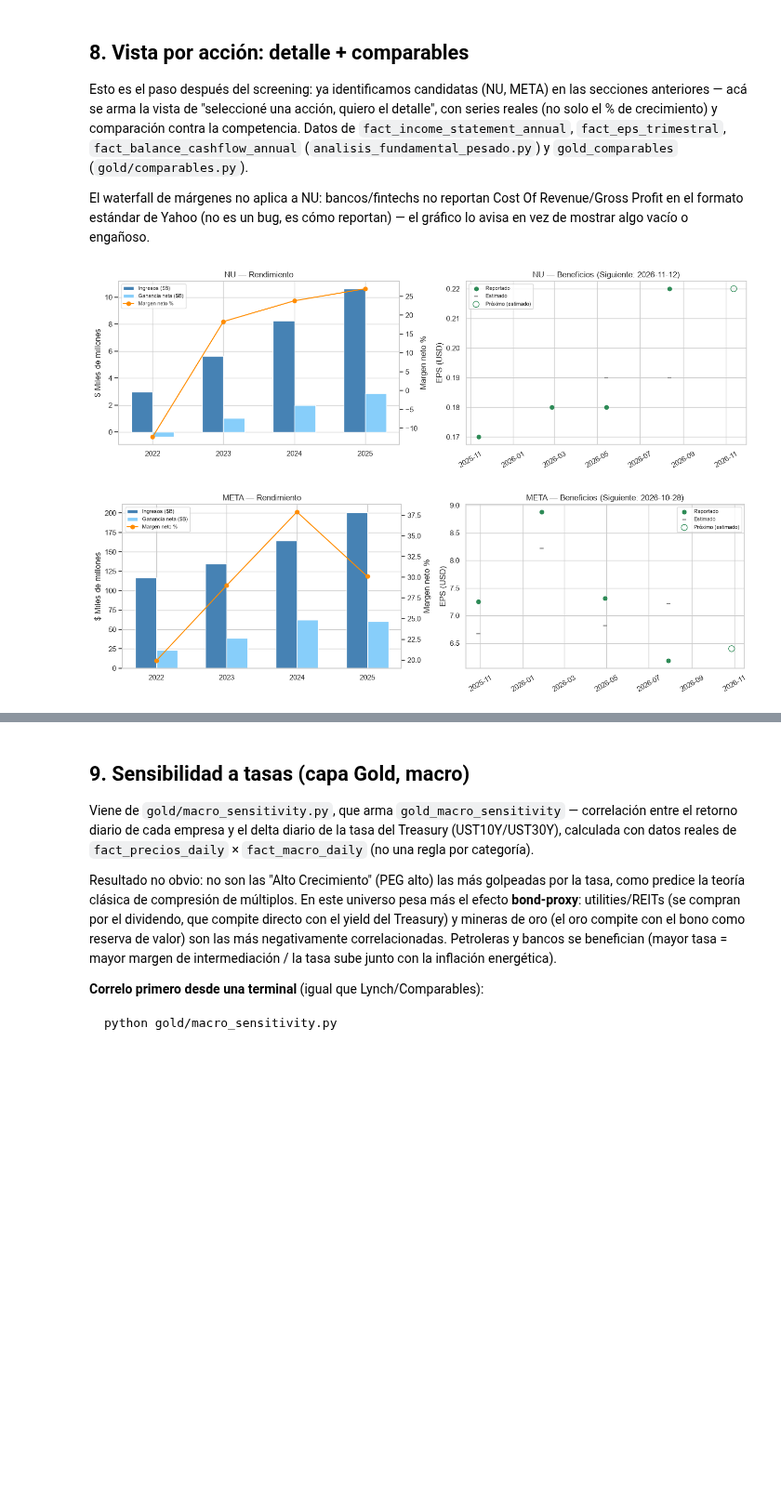
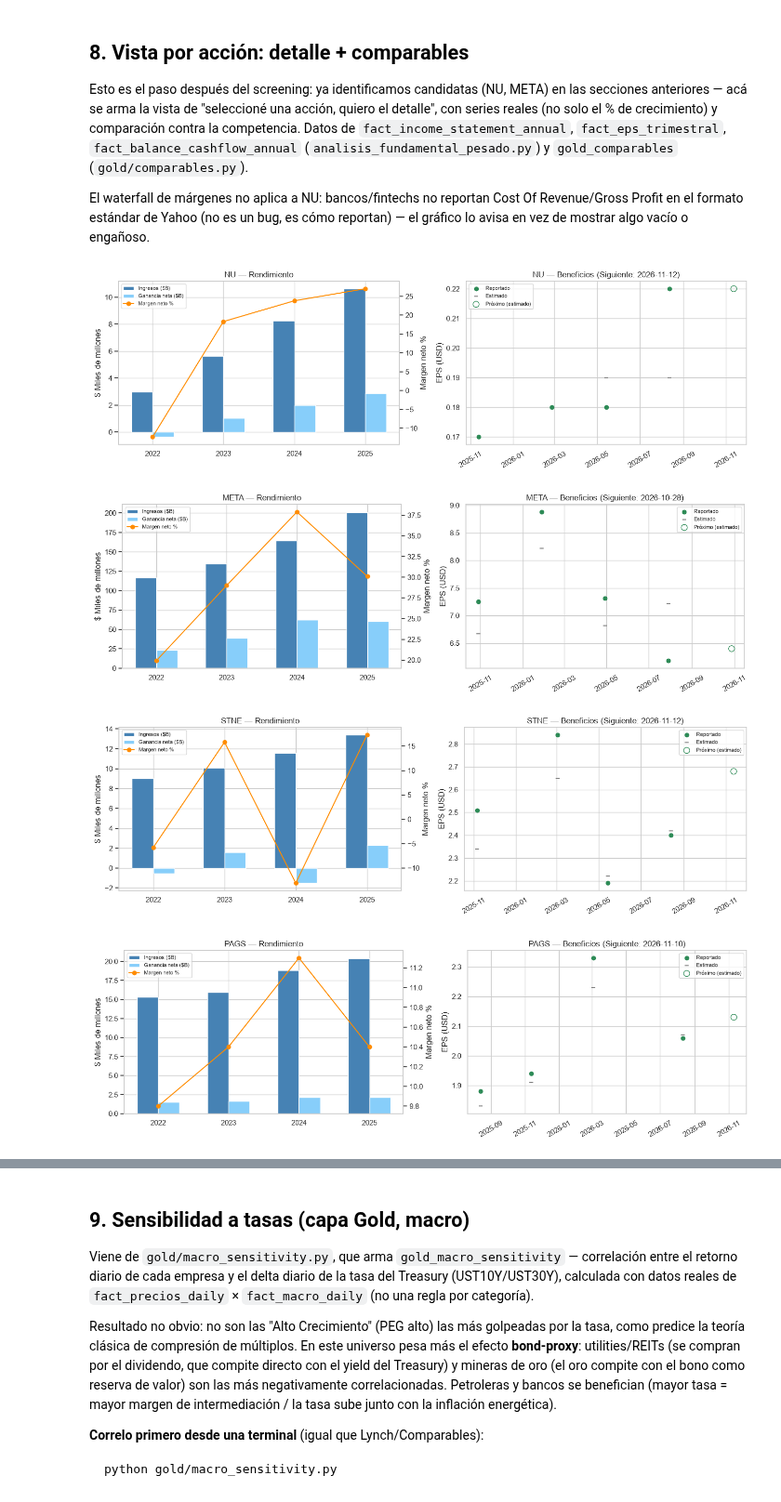
Before and after one commit to esfer98/cedears-data-pipeline, a Jupyter notebook: notebooks/eda_cedears.ipynb, the cells around one changed output, grey strips where cells are left out. Shown at 93% size. Saved outputs shown, nothing was run; the diff lists cells and outputs as text; code cells hidden in the pictures; blank space fills up the shorter version.

```diff
--- a/notebooks/eda_cedears.ipynb
+++ b/notebooks/eda_cedears.ipynb
@@ -412,34 +412,36 @@ def grafico_rendimiento(ticker: str, ax_izq):
 def grafico_beneficios(ticker: str, ax):
     """EPS estimado vs. reportado por trimestre, con el proximo informe marcado aparte -- estilo 'Beneficios'."""
     serie = con.execute(
         "SELECT * FROM fact_eps_trimestral WHERE ticker_usd = ? ORDER BY fecha_reporte", [ticker]
     ).fetchdf()
     pasado = serie.dropna(subset=["eps_reportado"])
     futuro = serie[serie["eps_reportado"].isna()]
 
     ax.scatter(pasado["fecha_reporte"], pasado["eps_reportado"], color="seagreen", label="Reportado", zorder=3)
     ax.scatter(pasado["fecha_reporte"], pasado["eps_estimado"], color="grey", marker="_", label="Estimado", zorder=2)
     if not futuro.empty:
         ax.scatter(futuro["fecha_reporte"], futuro["eps_estimado"], facecolors="none",
                    edgecolors="seagreen", s=80, label="Próximo (estimado)", zorder=3)
         siguiente = futuro["fecha_reporte"].iloc[0].date()
         ax.set_title(f"{ticker} — Beneficios (Siguiente: {siguiente})")
     else:
         ax.set_title(f"{ticker} — Beneficios")
     ax.set_ylabel("EPS (USD)")
     ax.legend(fontsize=8)
     ax.tick_params(axis="x", rotation=30)
 
 
-for ticker in ["NU", "META"]:
+for ticker in ["NU", "META", "STNE", "PAGS"]:
     fig, axes = plt.subplots(1, 2, figsize=(14, 4.5))
     grafico_rendimiento(ticker, axes[0])
     grafico_beneficios(ticker, axes[1])
     plt.tight_layout()
     plt.show()
 # %% [output]
 [figure]
 [figure]
+[figure, added]
+[figure, added]
 # %%
 def grafico_waterfall(ticker: str, ax):
     """Ingresos -> COGS -> Beneficio bruto -> Gastos operativos -> Ganancia neta,
```
Also changed, not shown: parts of 3 cells of this notebook, 5 other files.
